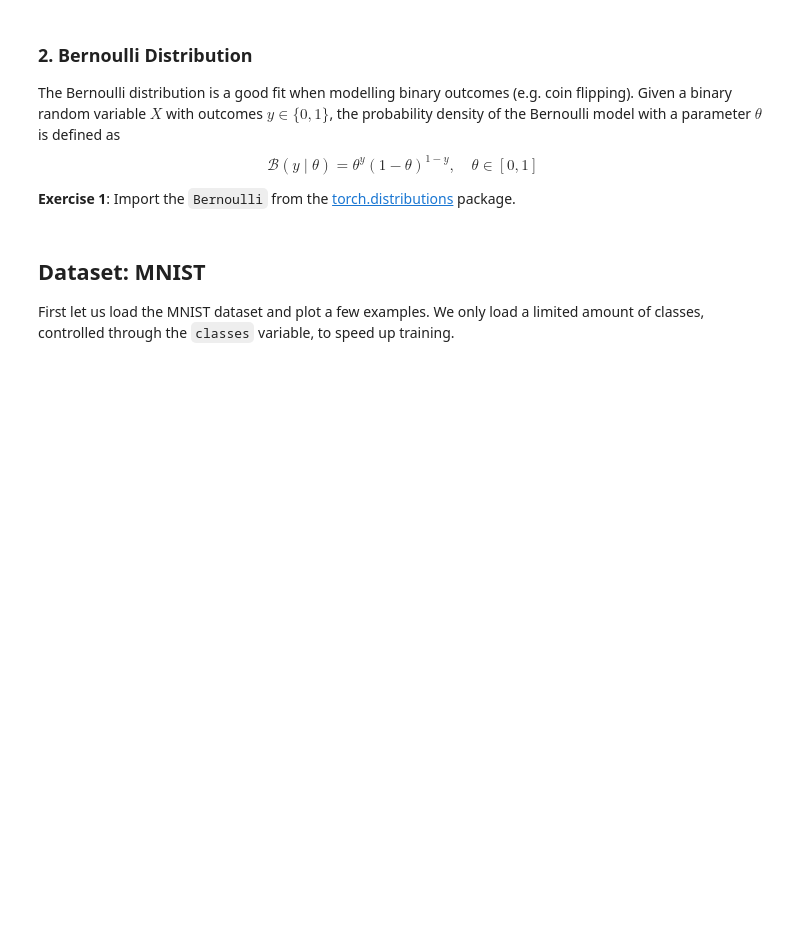
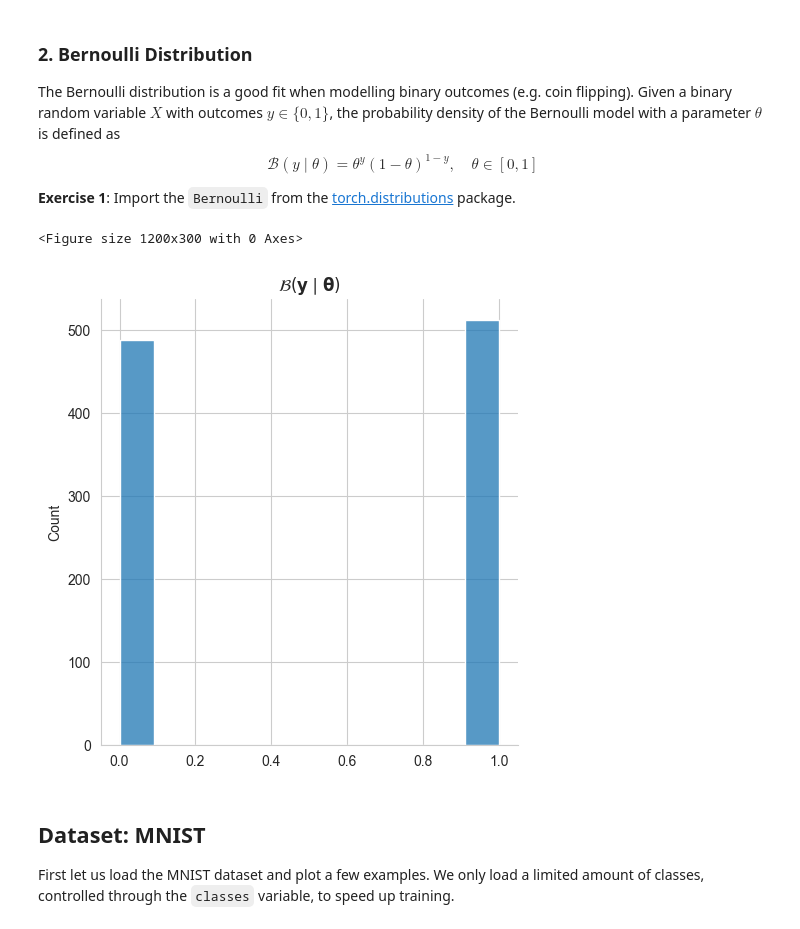
Before and after one commit to JonatanHauge/02456-deep-learning-with-PyTorch, a Jupyter notebook: 7_Unsupervised/7.2-EXE-variational-autoencoder.ipynb, the cells around one changed output. Saved outputs shown, nothing was run; the diff lists cells and outputs as text; code cells hidden in the pictures; blank space fills up the shorter version.

```diff
--- a/7_Unsupervised/7.2-EXE-variational-autoencoder.ipynb
+++ b/7_Unsupervised/7.2-EXE-variational-autoencoder.ipynb
@@ -331,13 +337,16 @@ $$\mathcal{B}( y \mid \theta) = \theta^{y} (1-\theta)^{1-y},\quad \theta \in [0,
 
 **Exercise 1**: Import the `Bernoulli` from the [torch.distributions](https://pytorch.org/docs/stable/distributions.html) package.
 # %%
-# <- your code
+from torch.distributions import Bernoulli # <- your code
 
 p = Bernoulli(logits=torch.zeros((1000,)))
 plt.figure(figsize=(12, 3))
-sns.distplot(p.sample())
+sns.displot(p.sample())
 plt.title(r"$\mathcal{B}(\mathbf{y} \mid \mathbf{\theta})$")
 plt.show()
+# %% [output]
+<Figure size 1200x300 with 0 Axes>
+[figure, added]
 # %% [markdown]
 ## Dataset: MNIST
 
```
Also changed, not shown: parts of 10 cells of this notebook.
